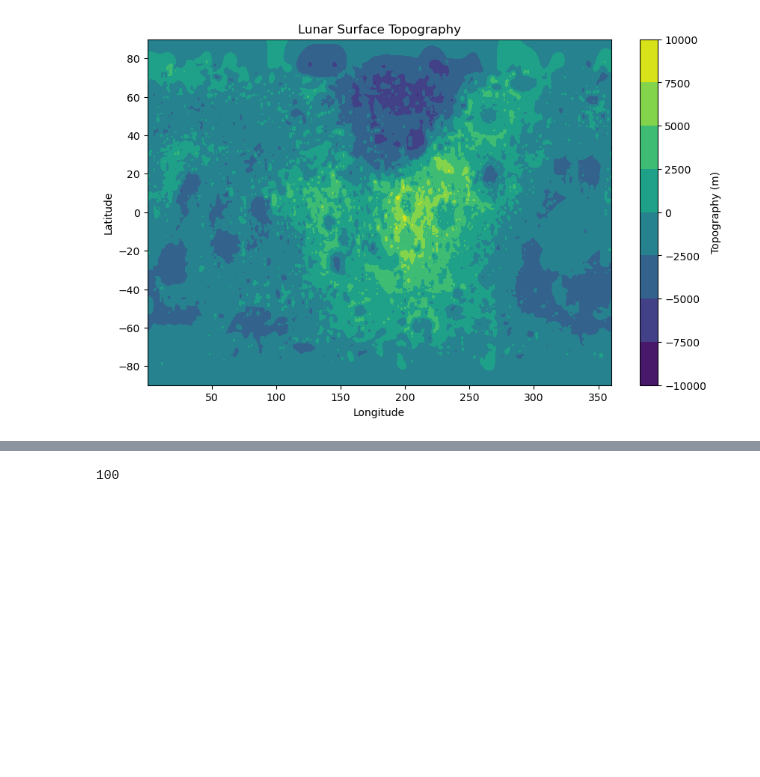
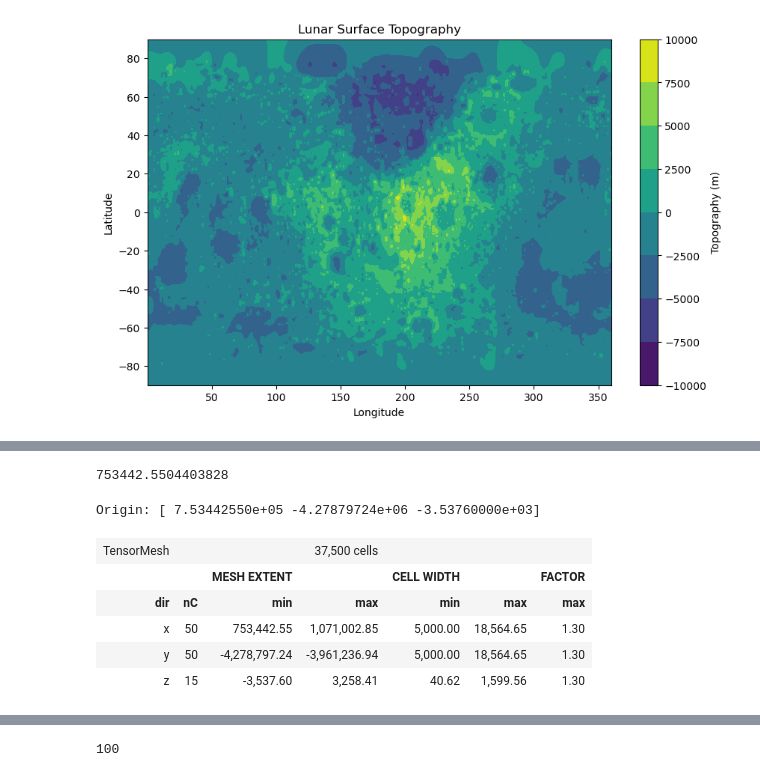
Before and after one commit to ElChuckster/cratering-gravity, a Jupyter notebook: Notebooks/Data_Import_and_Vis.ipynb, the cells around one changed output, grey strips where cells are left out. Cells and saved outputs as stored; diff of their text form; code cells hidden in the pictures; blank space fills up the shorter version.

```diff
--- a/Notebooks/Data_Import_and_Vis.ipynb
+++ b/Notebooks/Data_Import_and_Vis.ipynb
@@ -113,0 +144,25 @@ plot_topography(crop_topo, min_lat = -40, max_lat = -15, min_lon = 7.5, max_lon
+# %%
+min_lat = -40
+max_lat = -15
+min_lon = 7.5
+max_lon = 30
+res = 0.25
+londist = int(np.abs(max_lon-min_lon)/res)
+latdist = int(np.abs(max_lat - min_lat)/res)
+
+lon = np.linspace(min_lon, max_lon, londist)
+lat = np.linspace(max_lat, min_lat, latdist)
+
+elev = np.array(crop_topo.elevation)
+grav = np.array(crop_grav['Free Air Anomalies'])
+
+projection = pyproj.Proj(proj="merc", lat_ts=crop_grav.latitude.mean())
+
+easting, northing = projection(crop_grav.longitude.values, crop_grav.latitude.values)
+crop_grav["easting"] = easting
+crop_grav["northing"] = northing
+
+easting = np.array(easting)
+northing = np.array(northing)
+
+len(lat)
@@ -113,0 +181,22 @@ plot_topography(crop_topo, min_lat = -40, max_lat = -15, min_lon = 7.5, max_lon
+# %%
+from Scripts.mesh_builder import get_mesh_from_topo, get_dpred_from_sim
+
+easting
+middle_x = len(easting) // 2  # Get the index of the middle element
+middle_valx = easting[middle_x]
+
+middle_valx
+# %% [output]
+753442.5504403828
+# %%
+survey, topo_xyz, mesh, receiver_list = get_mesh_from_topo(x_topo = easting, y_topo = northing, z_topo = elev, n_rec = 25)
+
+mesh
+# %% [output]
+Origin: [ 7.53442550e+05 -4.27879724e+06 -3.53760000e+03]
+| TensorMesh |  |  | 37,500 cells |  |  |  |
+|  |  | MESH EXTENT |  | CELL WIDTH |  | FACTOR |
+| dir | nC | min | max | min | max | max |
+| x | 50 | 753,442.55 | 1,071,002.85 | 5,000.00 | 18,564.65 | 1.30 |
+| y | 50 | -4,278,797.24 | -3,961,236.94 | 5,000.00 | 18,564.65 | 1.30 |
+| z | 15 | -3,537.60 | 3,258.41 | 40.62 | 1,599.56 | 1.30 |
```
Also changed, not shown: parts of 10 cells of this notebook, 1 other file.
